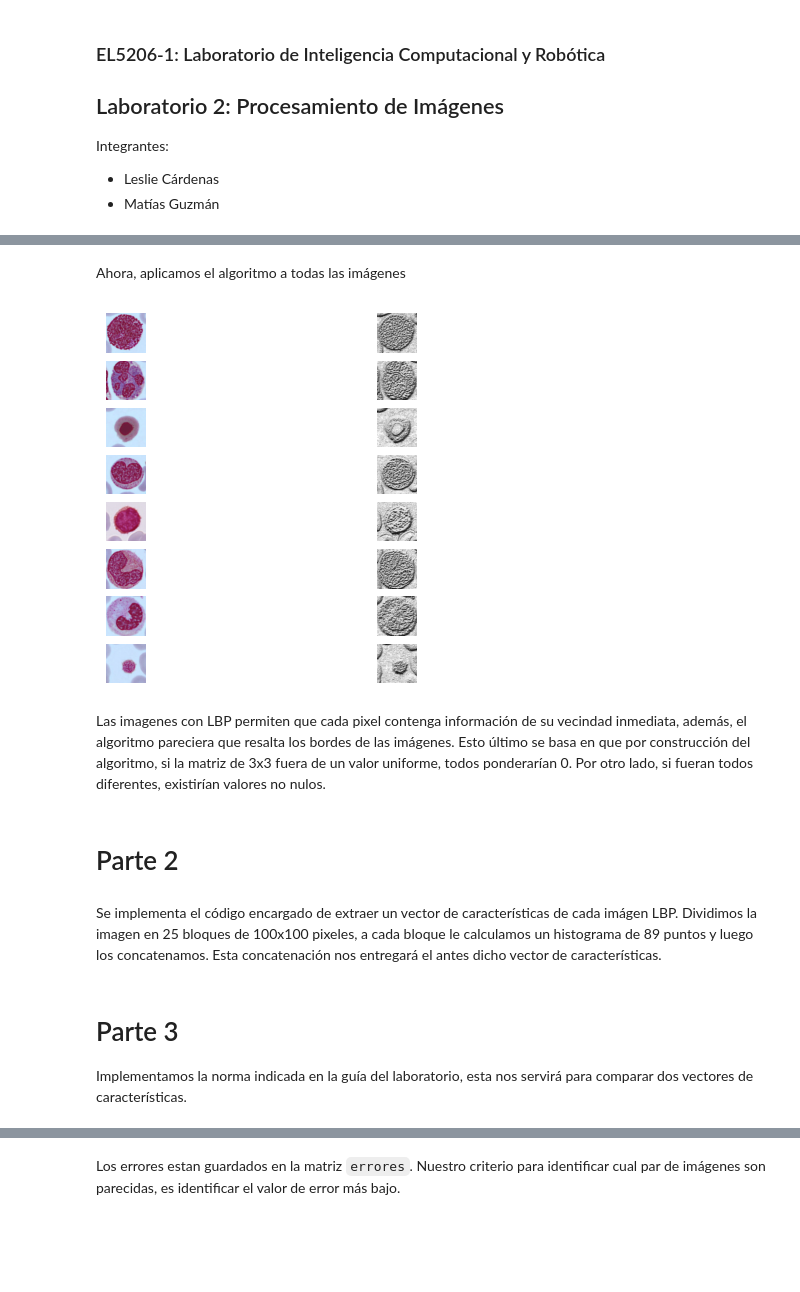
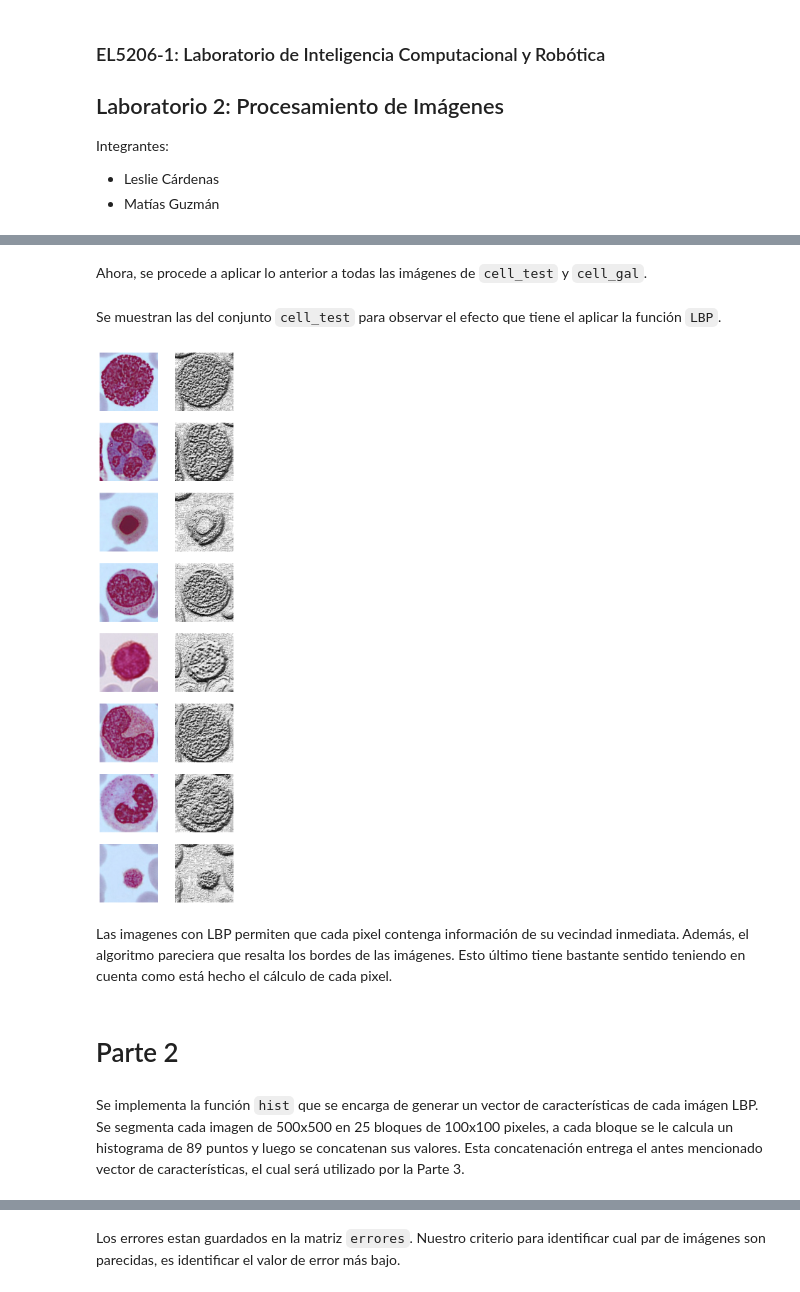
Before and after one commit to leslieecv/EL5206-Labs, a Jupyter notebook: Lab2/Lab2.ipynb, the cells around one changed output, grey strips where cells are left out. Saved outputs shown, nothing was run; the diff lists cells and outputs as text; code cells hidden in the pictures; blank space fills up the shorter version.

```diff
--- a/Lab2/Lab2.ipynb
+++ b/Lab2/Lab2.ipynb
@@ -56,5 +64,5 @@ def calculo3x3(img):
-# %% [markdown]
-Ahora, aplicamos el algoritmo a todas las imágenes
+# %% [markdown]
+Ahora, se procede a aplicar lo anterior a todas las imágenes de `cell_test` y `cell_gal`.
 # %%
 cell_test_LBP = []
 cell_test = []
@@ -63,21 +71,31 @@ for i in range(1,9):
     cell_test.append(img)
     img = lbp(img)
     cell_test_LBP.append(img)
+# %%
+cell_gal_LBP = []
+cell_gal = []
+for i in range(1,9):
+    img = cv2.imread(f"cell_gal/I{i}_gal.jpg")
+    cell_gal.append(img)
+    img = lbp(img)
+    cell_gal_LBP.append(img)
+# %% [markdown]
+Se muestran las del conjunto `cell_test` para observar el efecto que tiene el aplicar la función `LBP`.
 # %%
-fig, axs = plt.subplots(8, 2)
+fig, axs = plt.subplots(8, 2, figsize =(5, 20))
 
 for i in range(8):
     axs[i, 0].imshow(cell_test[i])
     axs[i, 0].axis("off")
     axs[i, 1].imshow(cell_test_LBP[i], cmap="gray")
     axs[i, 1].axis("off")
 # %% [output]
-[figure, old version]
+[figure, new version]
 # %% [markdown]
-Las imagenes con LBP permiten que cada pixel contenga información de su vecindad inmediata, además, el algoritmo pareciera que resalta los bordes de las imágenes. Esto último se basa en que por construcción del algoritmo, si la matriz de 3x3 fuera de un valor uniforme, todos ponderarían 0. Por otro lado, si fueran todos diferentes, existirían valores no nulos.
+Las imagenes con LBP permiten que cada pixel contenga información de su vecindad inmediata. Además, el algoritmo pareciera que resalta los bordes de las imágenes. Esto último tiene bastante sentido teniendo en cuenta como está hecho el cálculo de cada pixel.
 # %% [markdown]
 # Parte 2
 # %% [markdown]
-Se implementa el código encargado de extraer un vector de características de cada imágen LBP. Dividimos la imagen en 25 bloques de 100x100 pixeles, a cada bloque le calculamos un histograma de 89 puntos y luego los concatenamos. Esta concatenación nos entregará el antes dicho vector de características.
+Se implementa la función `hist` que se encarga de generar un vector de características de cada imágen LBP. Se segmenta cada imagen de 500x500 en 25 bloques de 100x100 pixeles, a cada bloque se le calcula un histograma de 89 puntos y luego se concatenan sus valores. Esta concatenación entrega el antes mencionado vector de características, el cual será utilizado por la Parte 3.
 # %%
 def hist(img):
@@ -93,6 +107,2 @@ def hist(img):
             caract.append(histogram)
     return np.reshape(caract, (1,-1))[0]
-# %% [markdown]
-# Parte 3
-
-Implementamos la norma indicada en la guía del laboratorio, esta nos servirá para comparar dos vectores de características.
```
Also changed, not shown: parts of 26 cells of this notebook, 16 other files.
